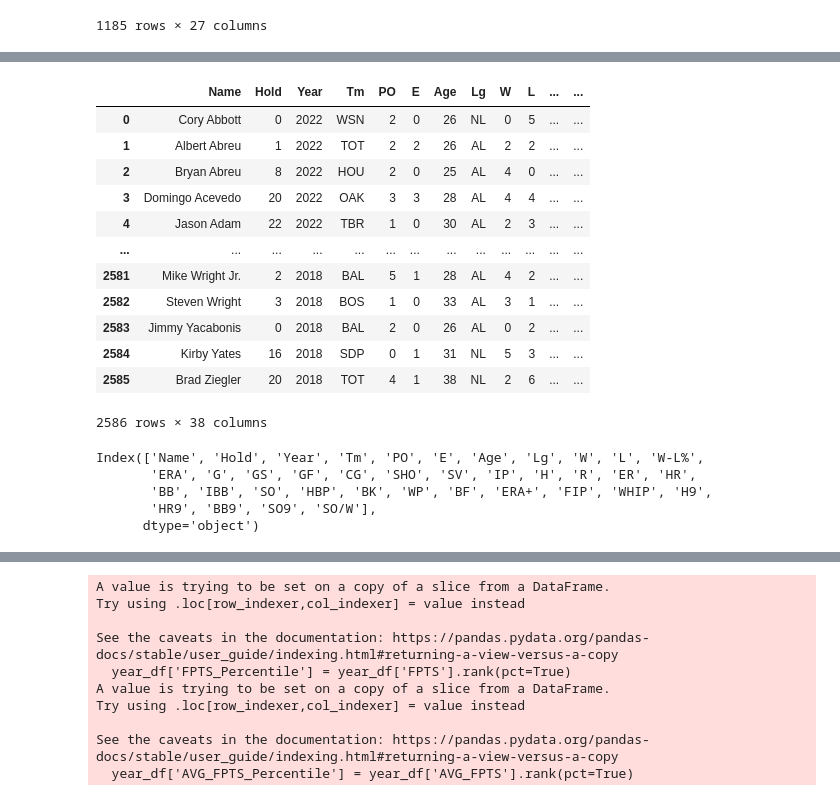
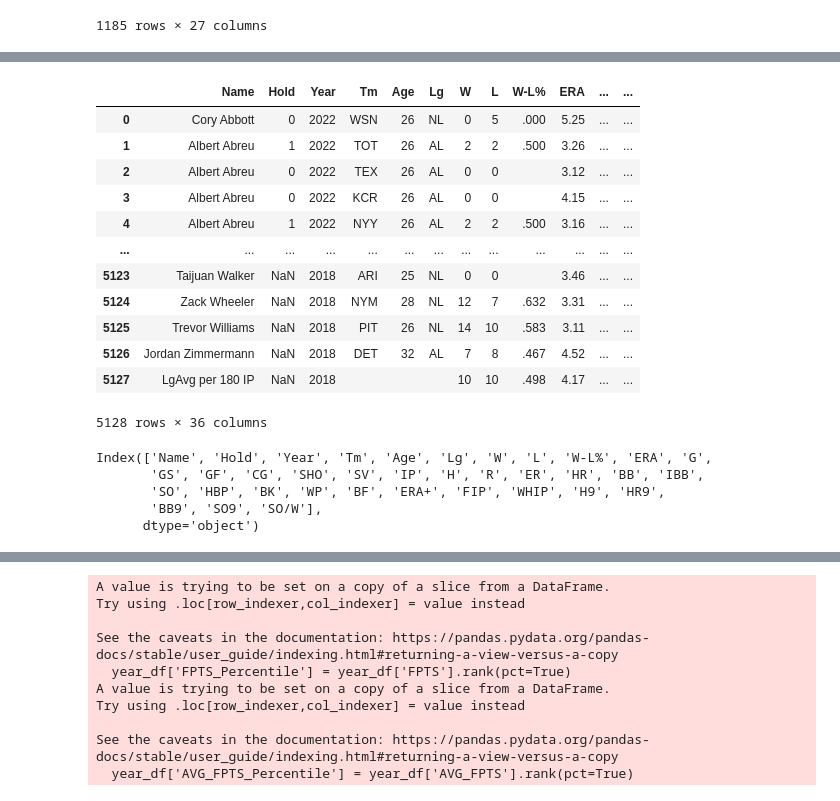
Before and after one commit to mdbinger/Fantasy-Sports-Projections, a Jupyter notebook: Fantasy_Baseball/Draft_Tool_Points_League.ipynb, the cells around one changed output, grey strips where cells are left out. Saved outputs shown, nothing was run; the diff lists cells and outputs as text; code cells hidden in the pictures.

```diff
--- a/Fantasy_Baseball/Draft_Tool_Points_League.ipynb
+++ b/Fantasy_Baseball/Draft_Tool_Points_League.ipynb
@@ -539,54 +546,54 @@ for year in last_five_years:
         tds.append(year)
         reliever_stats.append(tds)
 
 # Create dataframe for batter statistics
 reliever_stats_df = pd.DataFrame(reliever_stats)
 
 # Create an empty list to store dataframe header information
 header_list = []
 
 # Grab the table header information to use as column headers in our dataframe
 for tr in table.select('tr:has(th)'):
     ths = [th.get_text(strip=True) for th in tr.select('th')]
     header_list.append(ths)
 
 # For loop returns a list of lists, and we only need the first list
 df_headers = header_list[0]
 
 # Remove the first item from our headers list, it is the index header that we do not need
 df_headers.remove('Rk')
 df_headers.append("Year")
 
 # Set column headers equal to our list
 reliever_stats_df.columns = df_headers
 
 
 final_reliever_stats_df = reliever_stats_df[['Name','Hold','Year','Tm']]
 
-final_pitcher_stats_df = pd.merge(final_reliever_stats_df, pitcher_stats_df, on=['Name','Year','Tm'])
+final_pitcher_stats_df = pd.merge(final_reliever_stats_df, raw_pitcher_stats_df, how = 'outer', on=['Name','Year','Tm'])
 
 final_pitcher_stats_df
 # %% [output]
-|  | Name | Hold | Year | Tm | PO | E | Age | Lg | W | L | ... | ... |
-| 0 | Cory Abbott | 0 | 2022 | WSN | 2 | 0 | 26 | NL | 0 | 5 | ... | ... |
-| 1 | Albert Abreu | 1 | 2022 | TOT | 2 | 2 | 26 | AL | 2 | 2 | ... | ... |
-| 2 | Bryan Abreu | 8 | 2022 | HOU | 2 | 0 | 25 | AL | 4 | 0 | ... | ... |
-| 3 | Domingo Acevedo | 20 | 2022 | OAK | 3 | 3 | 28 | AL | 4 | 4 | ... | ... |
-| 4 | Jason Adam | 22 | 2022 | TBR | 1 | 0 | 30 | AL | 2 | 3 | ... | ... |
+|  | Name | Hold | Year | Tm | Age | Lg | W | L | W-L% | ERA | ... | ... |
+| 0 | Cory Abbott | 0 | 2022 | WSN | 26 | NL | 0 | 5 | .000 | 5.25 | ... | ... |
+| 1 | Albert Abreu | 1 | 2022 | TOT | 26 | AL | 2 | 2 | .500 | 3.26 | ... | ... |
+| 2 | Albert Abreu | 0 | 2022 | TEX | 26 | AL | 0 | 0 |  | 3.12 | ... | ... |
+| 3 | Albert Abreu | 0 | 2022 | KCR | 26 | AL | 0 | 0 |  | 4.15 | ... | ... |
+| 4 | Albert Abreu | 1 | 2022 | NYY | 26 | AL | 2 | 2 | .500 | 3.16 | ... | ... |
 | ... | ... | ... | ... | ... | ... | ... | ... | ... | ... | ... | ... | ... |
-| 2581 | Mike Wright Jr. | 2 | 2018 | BAL | 5 | 1 | 28 | AL | 4 | 2 | ... | ... |
-| 2582 | Steven Wright | 3 | 2018 | BOS | 1 | 0 | 33 | AL | 3 | 1 | ... | ... |
-| 2583 | Jimmy Yacabonis | 0 | 2018 | BAL | 2 | 0 | 26 | AL | 0 | 2 | ... | ... |
-| 2584 | Kirby Yates | 16 | 2018 | SDP | 0 | 1 | 31 | NL | 5 | 3 | ... | ... |
-| 2585 | Brad Ziegler | 20 | 2018 | TOT | 4 | 1 | 38 | NL | 2 | 6 | ... | ... |
+| 5123 | Taijuan Walker | NaN | 2018 | ARI | 25 | NL | 0 | 0 |  | 3.46 | ... | ... |
+| 5124 | Zack Wheeler | NaN | 2018 | NYM | 28 | NL | 12 | 7 | .632 | 3.31 | ... | ... |
+| 5125 | Trevor Williams | NaN | 2018 | PIT | 26 | NL | 14 | 10 | .583 | 3.11 | ... | ... |
+| 5126 | Jordan Zimmermann | NaN | 2018 | DET | 32 | AL | 7 | 8 | .467 | 4.52 | ... | ... |
+| 5127 | LgAvg per 180 IP | NaN | 2018 |  |  |  | 10 | 10 | .498 | 4.17 | ... | ... |
-2586 rows × 38 columns
+5128 rows × 36 columns
 # %%
 final_pitcher_stats_df.columns
 # %% [output]
-Index(['Name', 'Hold', 'Year', 'Tm', 'PO', 'E', 'Age', 'Lg', 'W', 'L', 'W-L%',
-       'ERA', 'G', 'GS', 'GF', 'CG', 'SHO', 'SV', 'IP', 'H', 'R', 'ER', 'HR',
-       'BB', 'IBB', 'SO', 'HBP', 'BK', 'WP', 'BF', 'ERA+', 'FIP', 'WHIP', 'H9',
-       'HR9', 'BB9', 'SO9', 'SO/W'],
+Index(['Name', 'Hold', 'Year', 'Tm', 'Age', 'Lg', 'W', 'L', 'W-L%', 'ERA', 'G',
+       'GS', 'GF', 'CG', 'SHO', 'SV', 'IP', 'H', 'R', 'ER', 'HR', 'BB', 'IBB',
+       'SO', 'HBP', 'BK', 'WP', 'BF', 'ERA+', 'FIP', 'WHIP', 'H9', 'HR9',
+       'BB9', 'SO9', 'SO/W'],
       dtype='object')
 # %%
 # Change types of columns to numeric for columns with number values
```
Also changed, not shown: parts of 10 cells of this notebook.
